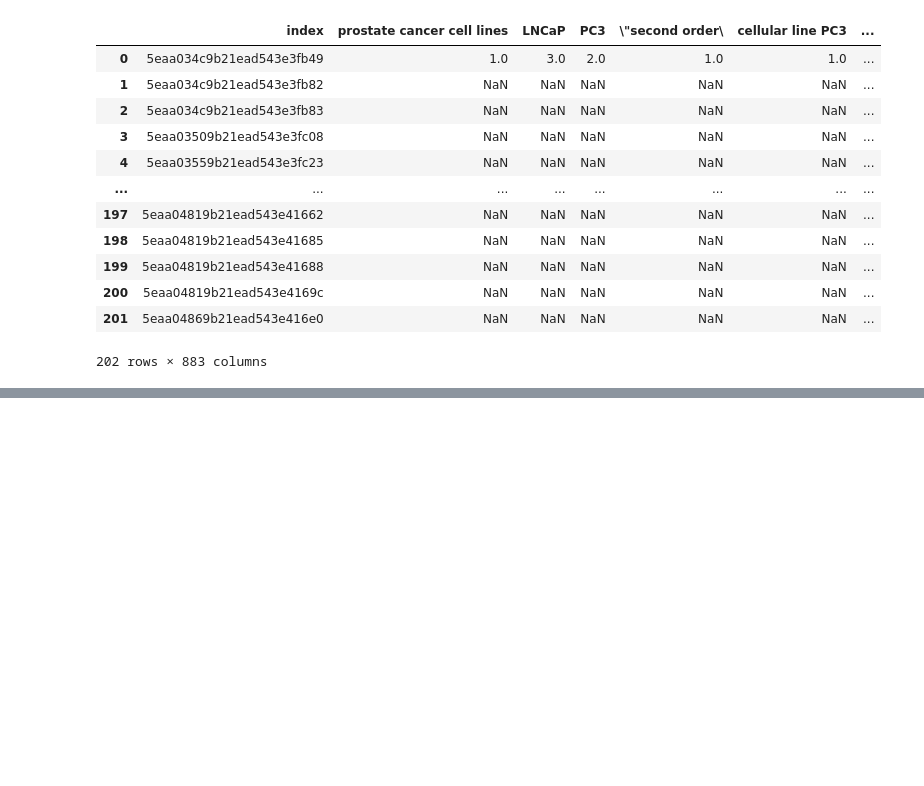
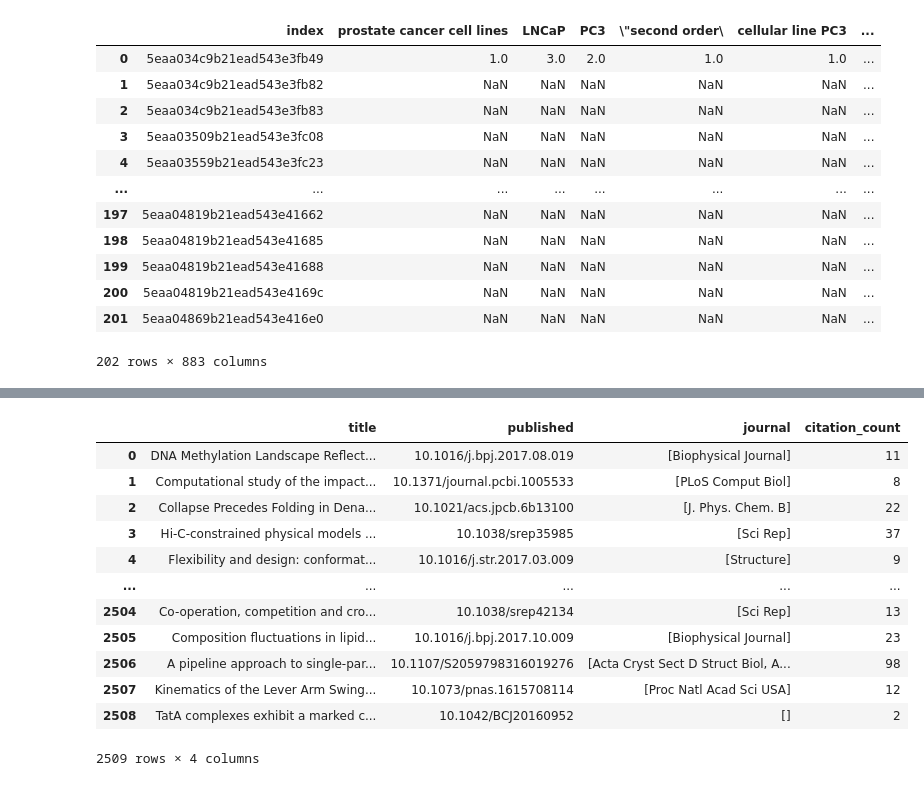
Before and after one commit to iremnasir/BioReco, a Jupyter notebook: scripts/Untitled1.ipynb, the cells around one changed output, grey strips where cells are left out. Cells and saved outputs as stored; diff of their text form; code cells hidden in the pictures; blank space fills up the shorter version.

```diff
--- a/scripts/Untitled1.ipynb
+++ b/scripts/Untitled1.ipynb
@@ -503,0 +548,28 @@ False
+# %%
+query = meta_short['published'].apply(get_doi_publ)
+# %%
+journal_name = []
+citation_count = []
+for paper in query:
+    journal_name.append(paper[1]['message']['short-container-title'])
+    citation_count.append(paper[1]['message']['is-referenced-by-count'])
+# %%
+meta_short['journal'] = journal_name
+# %%
+meta_short['citation_count'] = citation_count
+# %%
+meta_short
+# %% [output]
+|  | title | published | journal | citation_count |
+| 0 | DNA Methylation Landscape Reflect... | 10.1016/j.bpj.2017.08.019 | [Biophysical Journal] | 11 |
+| 1 | Computational study of the impact... | 10.1371/journal.pcbi.1005533 | [PLoS Comput Biol] | 8 |
+| 2 | Collapse Precedes Folding in Dena... | 10.1021/acs.jpcb.6b13100 | [J. Phys. Chem. B] | 22 |
+| 3 | Hi-C-constrained physical models ... | 10.1038/srep35985 | [Sci Rep] | 37 |
+| 4 | Flexibility and design: conformat... | 10.1016/j.str.2017.03.009 | [Structure] | 9 |
+| ... | ... | ... | ... | ... |
+| 2504 | Co-operation, competition and cro... | 10.1038/srep42134 | [Sci Rep] | 13 |
+| 2505 | Composition fluctuations in lipid... | 10.1016/j.bpj.2017.10.009 | [Biophysical Journal] | 23 |
+| 2506 | A pipeline approach to single-par... | 10.1107/S2059798316019276 | [Acta Cryst Sect D Struct Biol, A... | 98 |
+| 2507 | Kinematics of the Lever Arm Swing... | 10.1073/pnas.1615708114 | [Proc Natl Acad Sci USA] | 12 |
+| 2508 | TatA complexes exhibit a marked c... | 10.1042/BCJ20160952 | [] | 2 |
+2509 rows × 4 columns
```
Also changed, not shown: parts of 11 cells of this notebook, 10 other files.
